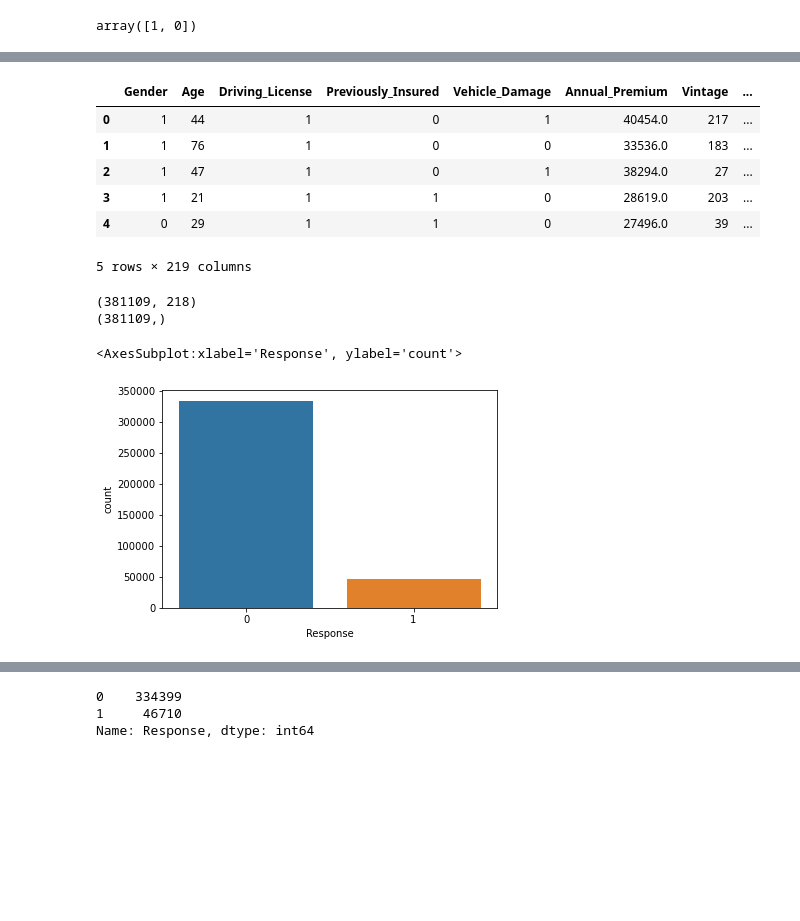
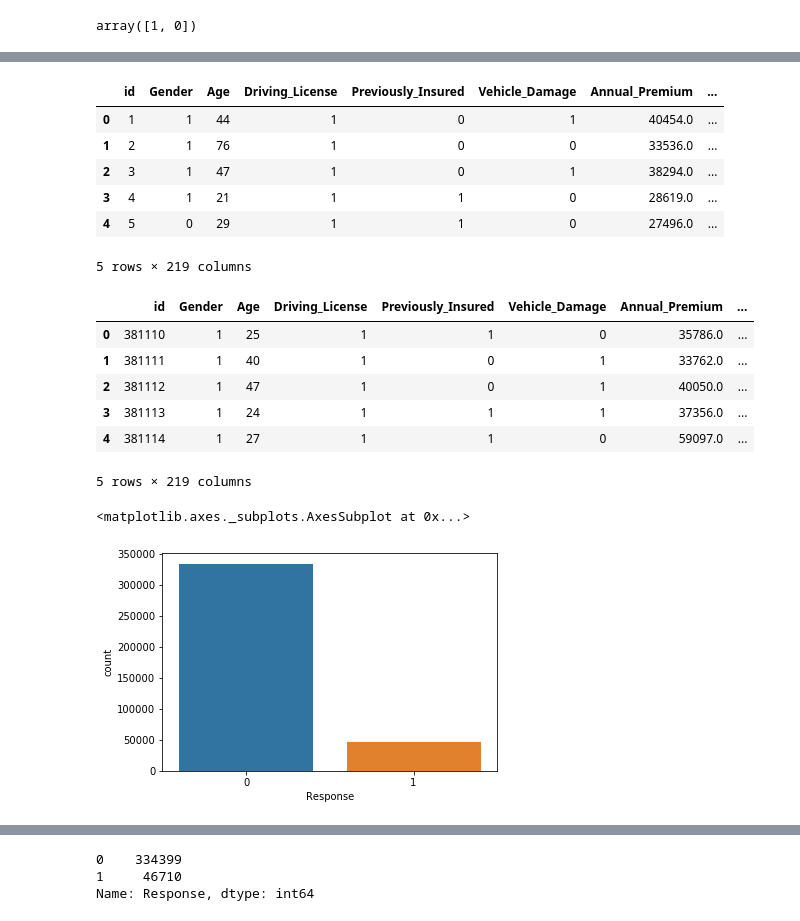
Before and after one commit to gouthamreddy97/health_insurance, a Jupyter notebook: health_insurance.ipynb, the cells around one changed output, grey strips where cells are left out. Drawn from its saved outputs; the diff is of its cells as text; code cells hidden in the pictures; blank space fills up the shorter version.

```diff
--- a/health_insurance.ipynb
+++ b/health_insurance.ipynb
@@ -177,7 +189,3 @@ array([1, 0])
 df['Vehicle_Damage'].unique()
 # %% [output]
 array([1, 0])
-# %%
-df = pd.get_dummies(df, columns=['Region_Code','Vehicle_Age','Policy_Sales_Channel'])
-# %%
-df = df.drop('id',axis=1)
@@ -183,0 +200,9 @@ df = df.drop('id',axis=1)
+# %%
+X = pd.get_dummies(X, columns=['Region_Code','Vehicle_Age','Policy_Sales_Channel'])
+df_test = pd.get_dummies(df_test, columns=['Region_Code','Vehicle_Age','Policy_Sales_Channel'])
+missing_cols = set( X.columns ) - set( df_test.columns )
+# Add a missing column in test set with default value equal to 0
+for c in missing_cols:
+    df_test[c] = 0
+# Ensure the order of column in the test set is in the same order than in train set
+df_test = df_test[X.columns]
@@ -184,23 +226,20 @@ df = df.drop('id',axis=1)
 # %%
-df.head()
+X.head()
 # %% [output]
-|  | Gender | Age | Driving_License | Previously_Insured | Vehicle_Damage | Annual_Premium | Vintage | ... |
-| 0 | 1 | 44 | 1 | 0 | 1 | 40454.0 | 217 | ... |
-| 1 | 1 | 76 | 1 | 0 | 0 | 33536.0 | 183 | ... |
-| 2 | 1 | 47 | 1 | 0 | 1 | 38294.0 | 27 | ... |
-| 3 | 1 | 21 | 1 | 1 | 0 | 28619.0 | 203 | ... |
-| 4 | 0 | 29 | 1 | 1 | 0 | 27496.0 | 39 | ... |
+|  | id | Gender | Age | Driving_License | Previously_Insured | Vehicle_Damage | Annual_Premium | ... |
+| 0 | 1 | 1 | 44 | 1 | 0 | 1 | 40454.0 | ... |
+| 1 | 2 | 1 | 76 | 1 | 0 | 0 | 33536.0 | ... |
+| 2 | 3 | 1 | 47 | 1 | 0 | 1 | 38294.0 | ... |
+| 3 | 4 | 1 | 21 | 1 | 1 | 0 | 28619.0 | ... |
+| 4 | 5 | 0 | 29 | 1 | 1 | 0 | 27496.0 | ... |
 5 rows × 219 columns
-# %%
-# import numpy as np
-# columns = df.columns.tolist()
-# columns = [c for c in columns if c not in ["Response"]]
-# target = "Response"
-# state = np.random.RandomState(42)
-X = df.drop('Response', axis=1)
-Y = df['Response']
-print(X.shape)
-print(Y.shape)
-# %% [output]
-(381109, 218)
-(381109,)
+# %%
+df_test.head()
+# %% [output]
+|  | id | Gender | Age | Driving_License | Previously_Insured | Vehicle_Damage | Annual_Premium | ... |
+| 0 | 381110 | 1 | 25 | 1 | 1 | 0 | 35786.0 | ... |
+| 1 | 381111 | 1 | 40 | 1 | 0 | 1 | 33762.0 | ... |
+| 2 | 381112 | 1 | 47 | 1 | 0 | 1 | 40050.0 | ... |
+| 3 | 381113 | 1 | 24 | 1 | 1 | 1 | 37356.0 | ... |
+| 4 | 381114 | 1 | 27 | 1 | 1 | 0 | 59097.0 | ... |
+5 rows × 219 columns
@@ -207,7 +249,7 @@ print(Y.shape)
 # %%
 sns.countplot(x=Y)
 # %% [output]
-<AxesSubplot:xlabel='Response', ylabel='count'>
+<matplotlib.axes._subplots.AxesSubplot at 0x...>
 [figure]
 # %%
 from sklearn.preprocessing import StandardScaler
```
Also changed, not shown: parts of 46 cells of this notebook, 1 other file.
